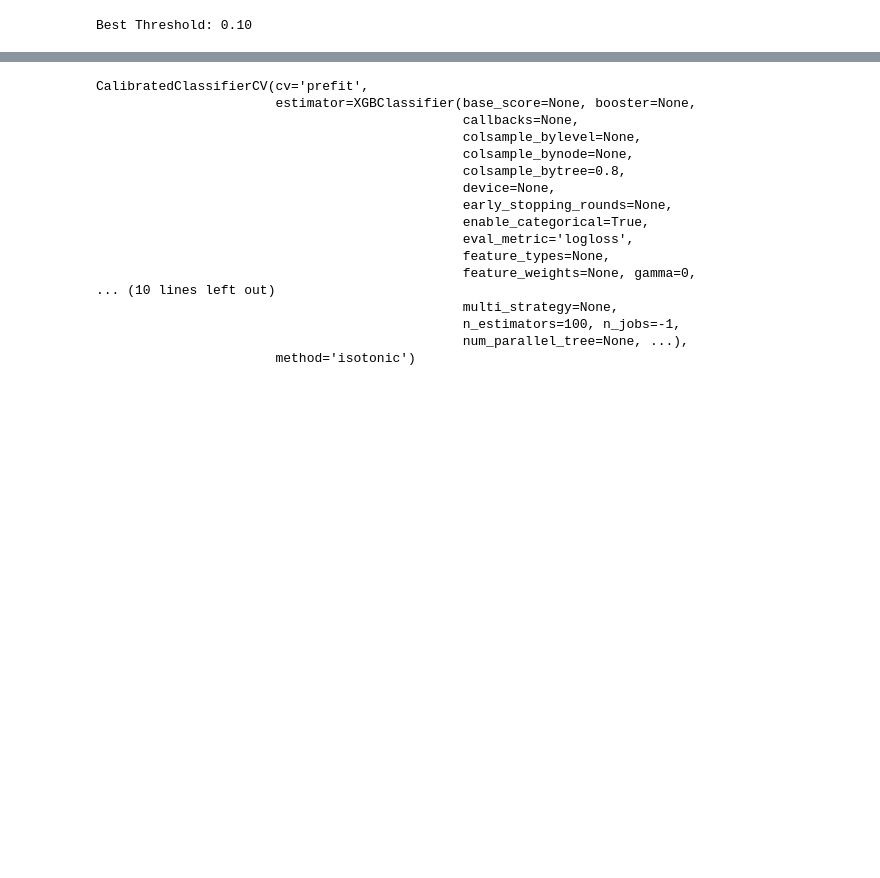
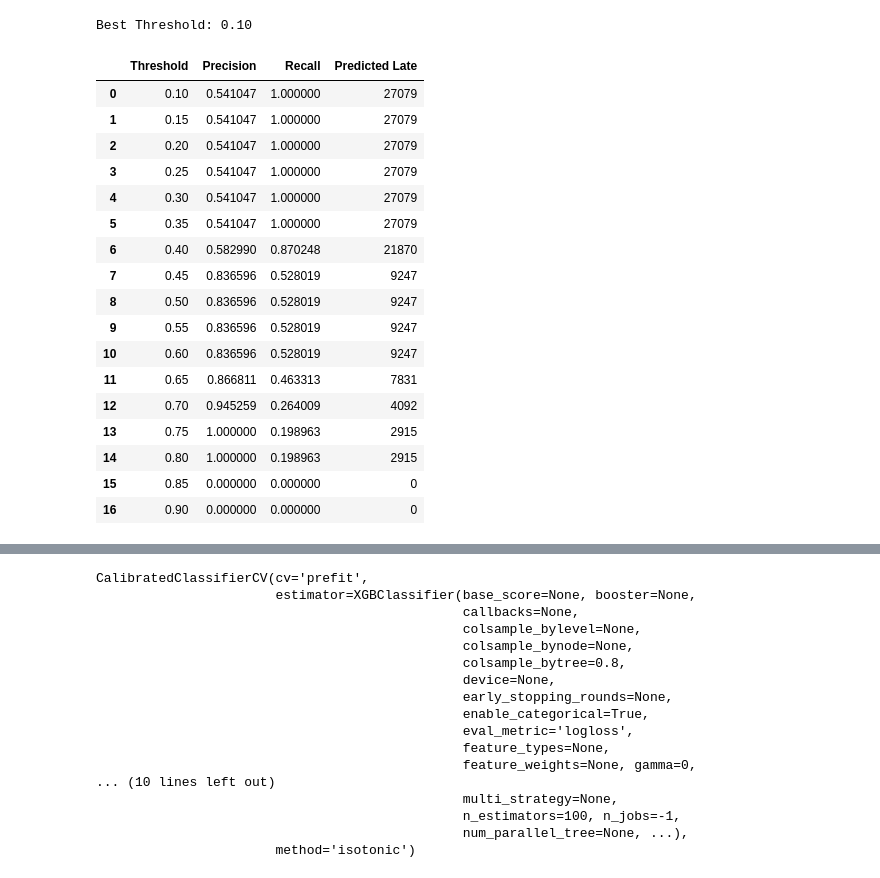
Before and after one commit to tag-ecosystemai/c1-transformers-project-3, a Jupyter notebook: notebooks/Copy_of_Shipment_Delay_Prediction_2.ipynb, the cells around one changed output, grey strips where cells are left out. Drawn from its saved outputs; the diff is of its cells as text; code cells hidden in the pictures; blank space fills up the shorter version.

```diff
--- a/notebooks/Copy_of_Shipment_Delay_Prediction_2.ipynb
+++ b/notebooks/Copy_of_Shipment_Delay_Prediction_2.ipynb
@@ -1491,3 +1479,44 @@ best_threshold = threshold_df.loc[
 print(f"Best Threshold: {best_threshold:.2f}")
 # %% [output]
 Best Threshold: 0.10
+# %%
+threshold_results = []
+
+for threshold in np.arange(0.10,0.91,0.05):
+
+    y_pred = (
+        y_val_proba >= threshold
+    ).astype(int)
+
+    threshold_results.append({
+
+        "Threshold": threshold,
+
+        "Precision": precision_score(y_val,y_pred),
+
+        "Recall": recall_score(y_val,y_pred),
+
+        "Predicted Late": y_pred.sum()
+
+    })
+
+pd.DataFrame(threshold_results)
+# %% [output]
+|  | Threshold | Precision | Recall | Predicted Late |
+| 0 | 0.10 | 0.541047 | 1.000000 | 27079 |
+| 1 | 0.15 | 0.541047 | 1.000000 | 27079 |
+| 2 | 0.20 | 0.541047 | 1.000000 | 27079 |
+| 3 | 0.25 | 0.541047 | 1.000000 | 27079 |
+| 4 | 0.30 | 0.541047 | 1.000000 | 27079 |
+| 5 | 0.35 | 0.541047 | 1.000000 | 27079 |
+| 6 | 0.40 | 0.582990 | 0.870248 | 21870 |
+| 7 | 0.45 | 0.836596 | 0.528019 | 9247 |
+| 8 | 0.50 | 0.836596 | 0.528019 | 9247 |
+| 9 | 0.55 | 0.836596 | 0.528019 | 9247 |
+| 10 | 0.60 | 0.836596 | 0.528019 | 9247 |
+| 11 | 0.65 | 0.866811 | 0.463313 | 7831 |
+| 12 | 0.70 | 0.945259 | 0.264009 | 4092 |
+| 13 | 0.75 | 1.000000 | 0.198963 | 2915 |
+| 14 | 0.80 | 1.000000 | 0.198963 | 2915 |
+| 15 | 0.85 | 0.000000 | 0.000000 | 0 |
+| 16 | 0.90 | 0.000000 | 0.000000 | 0 |
```
Also changed, not shown: parts of 24 cells of this notebook.
